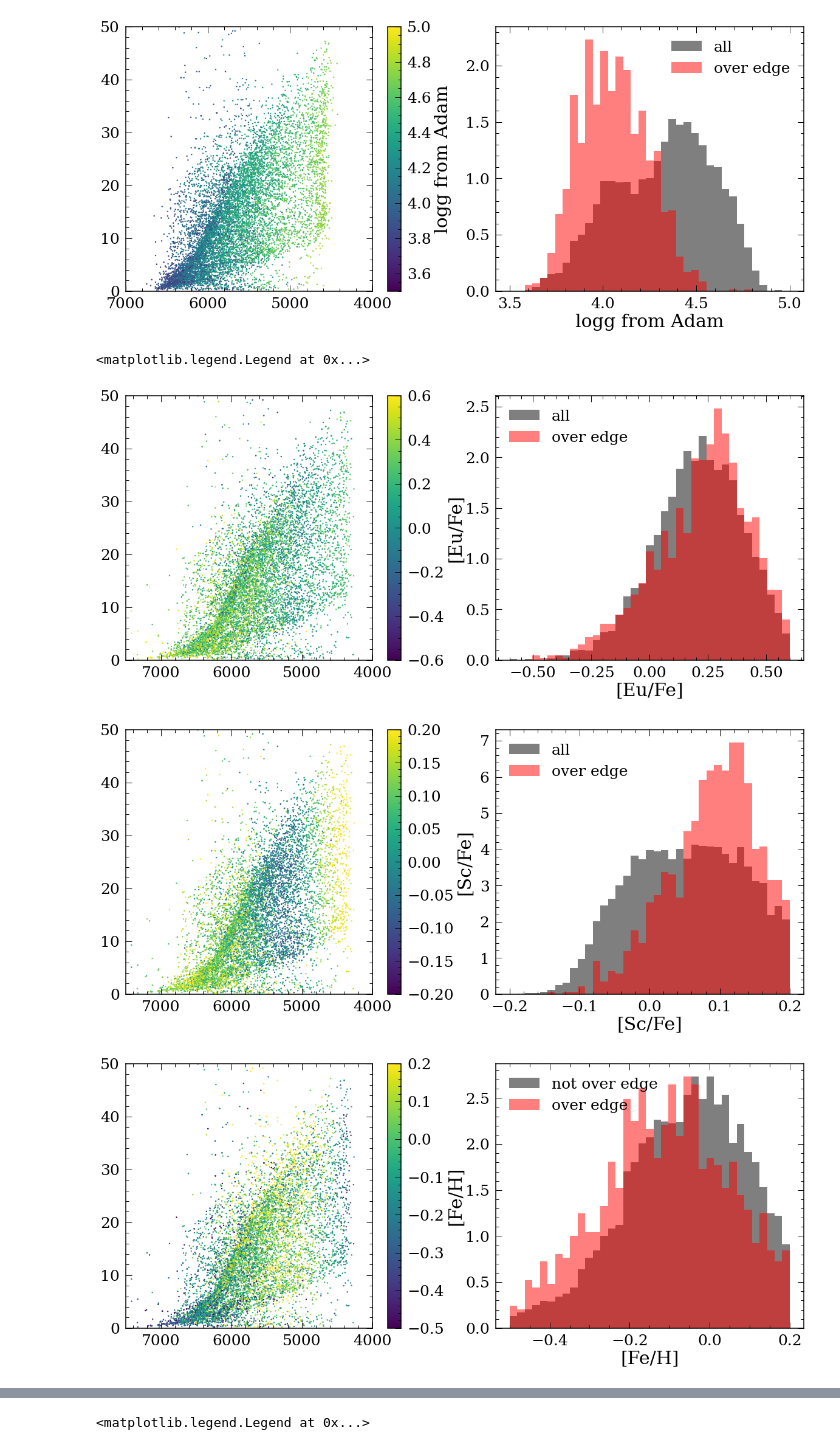
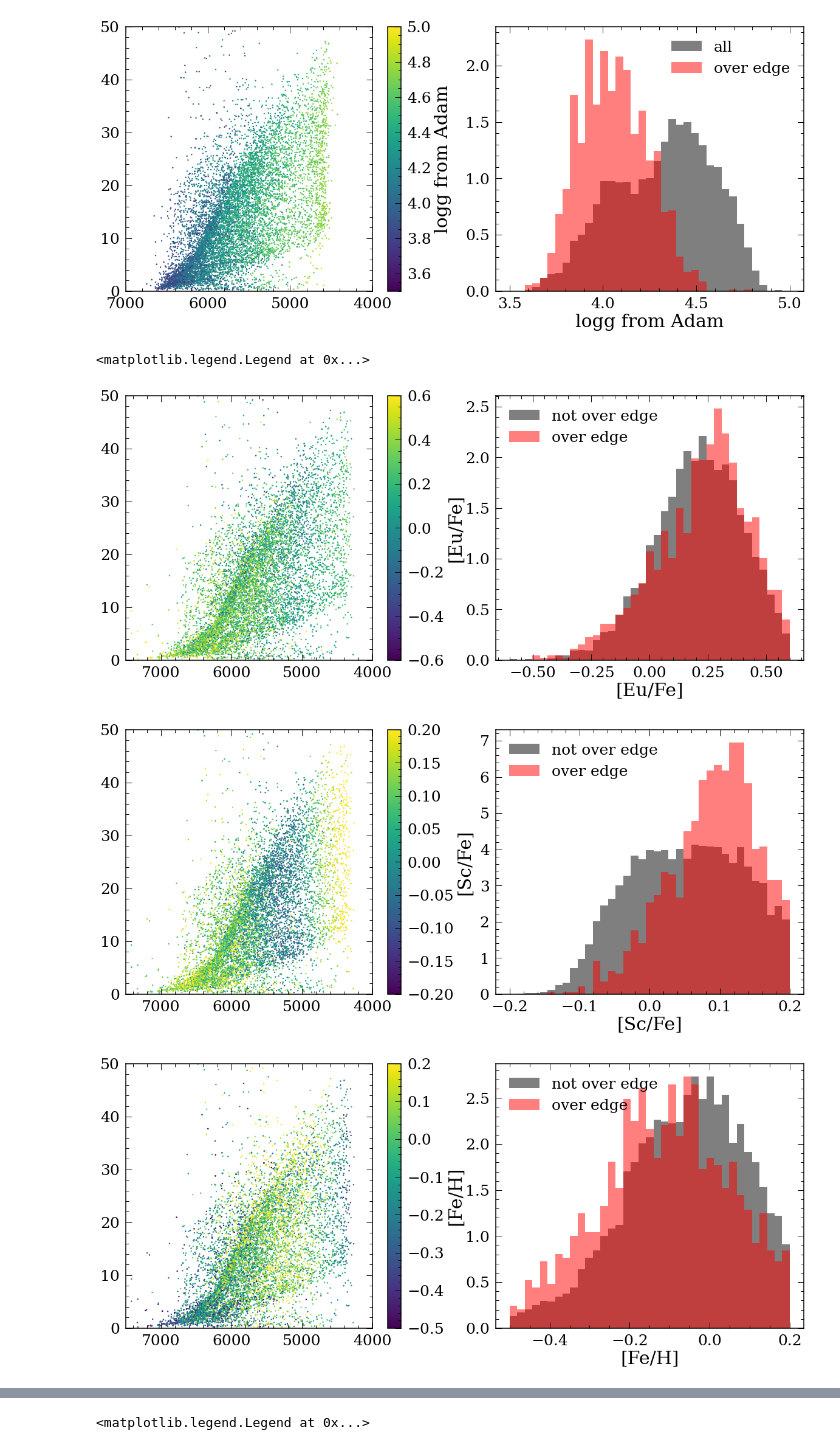
Before and after one commit to lyx12311/Ageinvest, a Jupyter notebook: Rotation.ipynb, the cells around one changed output, grey strips where cells are left out. Cells and saved outputs as stored; diff of their text form; code cells hidden in the pictures.

```diff
--- a/Rotation.ipynb
+++ b/Rotation.ipynb
@@ -161,7 +161,7 @@ plt.ylim([0,50])
 cbar = plt.colorbar()
 cbar.set_label('[Eu/Fe]',labelpad = 5)
 plt.subplot(1,2,2)
-plt.hist(eew_prot_nonedge['eu_fe'],bins=np.linspace(-0.6,0.6,38),alpha=0.5,color='k',density=True,label='all')
+plt.hist(eew_prot_nonedge['eu_fe'],bins=np.linspace(-0.6,0.6,38),alpha=0.5,color='k',density=True,label='not over edge')
 plt.hist(eew_prot_edge['eu_fe'],bins=np.linspace(-0.6,0.6,38),alpha=0.5,color='r',density=True,label='over edge')
 plt.xlabel('[Eu/Fe]')
 plt.legend()
@@ -174,7 +174,7 @@ plt.ylim([0,50])
 cbar = plt.colorbar()
 cbar.set_label('[Sc/Fe]',labelpad = 5)
 plt.subplot(1,2,2)
-plt.hist(eew_prot_nonedge['sc_fe'],bins=np.linspace(-0.2,0.2,38),alpha=0.5,color='k',density=True,label='all')
+plt.hist(eew_prot_nonedge['sc_fe'],bins=np.linspace(-0.2,0.2,38),alpha=0.5,color='k',density=True,label='not over edge')
 plt.hist(eew_prot_edge['sc_fe'],bins=np.linspace(-0.2,0.2,38),alpha=0.5,color='r',density=True,label='over edge')
 plt.xlabel('[Sc/Fe]')
 plt.legend()
@@ -205,35 +205,35 @@ plt.hist(eew_prot_edge['o_fe'],bins=np.linspace(-0.5,0.5,38),alpha=0.5,color='r'
 plt.xlabel('[O/Fe]')
 plt.legend()
 
 plt.figure(figsize=(20,8))
 plt.subplot(1,2,1)
 plt.scatter(eew_prot['Teff_lam'],eew_prot['Prot'],c=eew_prot['alpha_fe'],s=2,vmin=-0.1,vmax=0.1)
 plt.xlim([7500,4000])
 plt.ylim([0,50])
 cbar = plt.colorbar()
 cbar.set_label('[α/Fe]',labelpad = 5)
 plt.subplot(1,2,2)
 plt.hist(eew_prot_nonedge['alpha_fe'],bins=np.linspace(-0.1,0.1,38),alpha=0.5,color='k',density=True,label='not over edge')
 plt.hist(eew_prot_edge['alpha_fe'],bins=np.linspace(-0.1,0.1,38),alpha=0.5,color='r',density=True,label='over edge')
 plt.xlabel('[α/Fe]')
 plt.legend()
 
 plt.figure(figsize=(20,8))
 plt.subplot(1,2,1)
 plt.scatter(eew_prot['Teff_lam'],eew_prot['Prot'],c=eew_prot['sprocess_fe'],s=2,vmin=-0.2,vmax=0.3)
 plt.xlim([7500,4000])
 plt.ylim([0,50])
 cbar = plt.colorbar()
 cbar.set_label('[s-process/Fe]',labelpad = 5)
 plt.subplot(1,2,2)
 plt.hist(eew_prot_nonedge['sprocess_fe'],bins=np.linspace(-0.2,0.3,38),alpha=0.5,color='k',density=True,label='not over edge')
 plt.hist(eew_prot_edge['sprocess_fe'],bins=np.linspace(-0.2,0.3,38),alpha=0.5,color='r',density=True,label='over edge')
 plt.xlabel('[(Y+Ba)/Fe]')
 plt.legend()
 # %% [output]
 <matplotlib.legend.Legend at 0x...>
-[figure, old version]
+[figure, new version]
-[figure, old version]
+[figure, new version]
 [figure]
 [figure]
 [figure]
```
Also changed, not shown: parts of 4 cells of this notebook.
